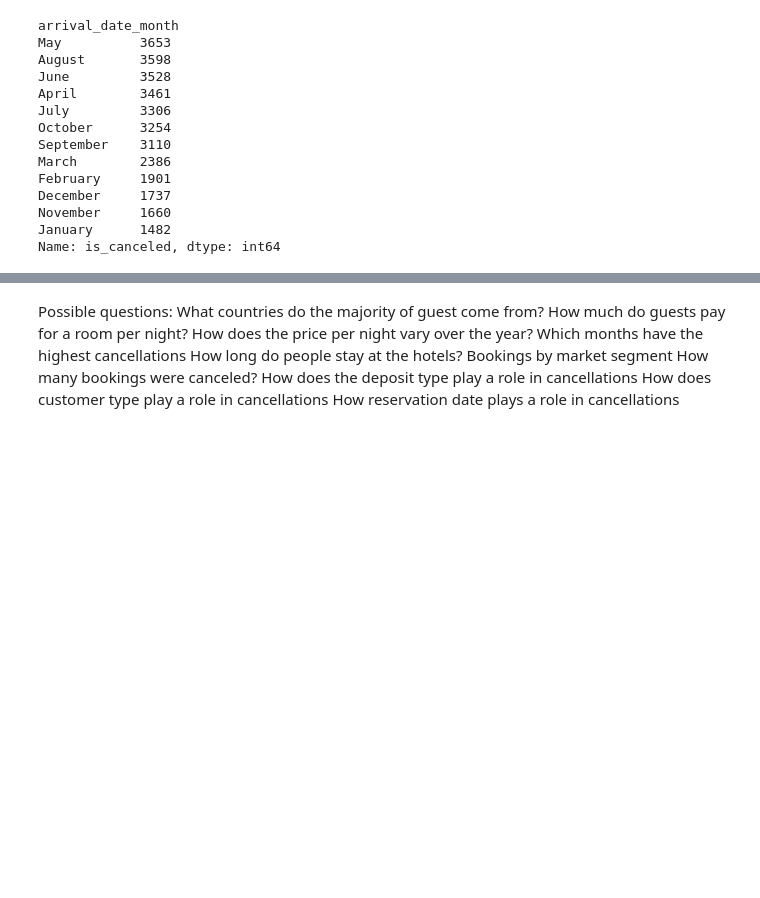
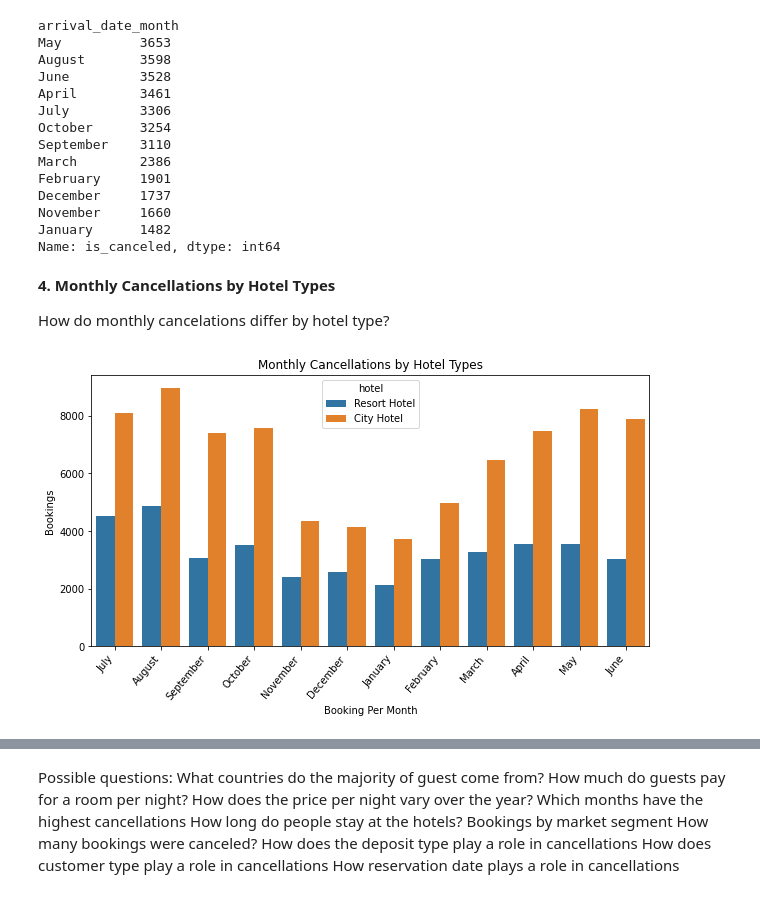
Before and after one commit to abrodyyy/Hotel_Repo, a Jupyter notebook: Hotel_ExploratoryAnalysis.ipynb, the cells around one changed output, grey strips where cells are left out. Drawn from its saved outputs; the diff is of its cells as text; code cells hidden in the pictures; blank space fills up the shorter version.

```diff
--- a/Hotel_ExploratoryAnalysis.ipynb
+++ b/Hotel_ExploratoryAnalysis.ipynb
@@ -341,3 +364,19 @@ December     1737
 November     1660
 January      1482
 Name: is_canceled, dtype: int64
+# %% [markdown]
+**4. Monthly Cancellations by Hotel Types**
+
+How do monthly cancelations differ by hotel type?
+# %%
+# Monthly Cancellations by Hotel Types
+plt.figure(figsize=(10, 5))
+sea.countplot(x='arrival_date_month',data=df,
+hue='hotel')
+plt.title('Monthly Cancellations by Hotel Types')
+plt.xlabel('Booking Per Month')
+plt.ylabel('Bookings')
+plt.xticks(rotation=50,ha='right')
+plt.show()
+# %% [output]
+[figure, added]
```
Also changed, not shown: parts of 27 cells of this notebook.
